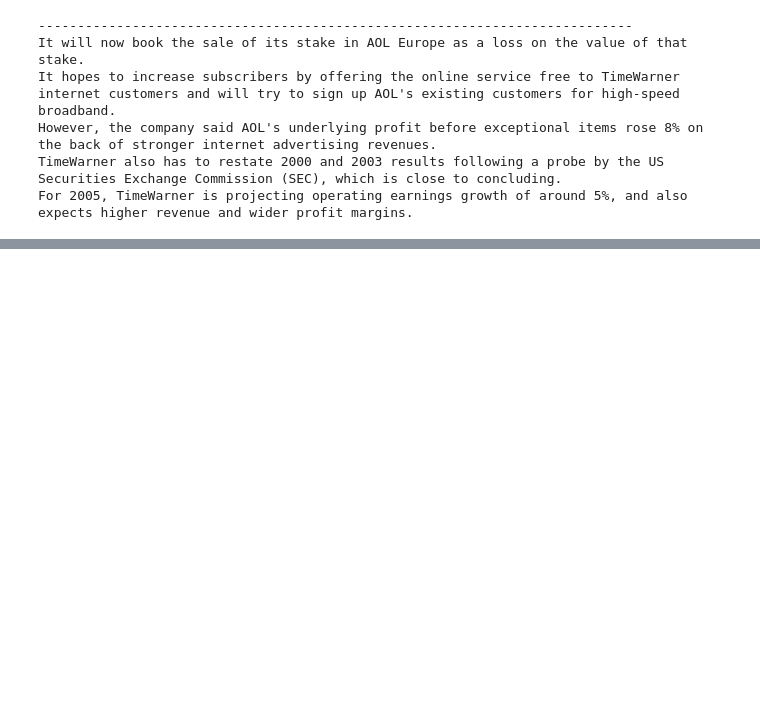
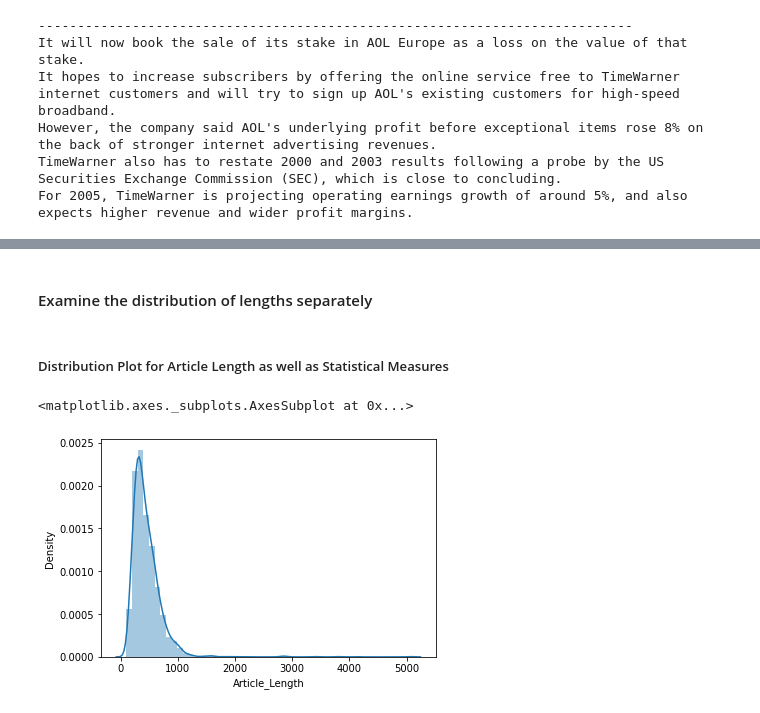
Before and after one commit to SAR2652/News-Text-Summarization, a Jupyter notebook: BBC_News_Text_Summarization.ipynb, the cells around one changed output, grey strips where cells are left out. Drawn from its saved outputs; the diff is of its cells as text; code cells hidden in the pictures; blank space fills up the shorter version.

```diff
--- a/BBC_News_Text_Summarization.ipynb
+++ b/BBC_News_Text_Summarization.ipynb
@@ -148,0 +293,9 @@ For 2005, TimeWarner is projecting operating earnings growth of around 5%, and a
+# %% [markdown]
+#### Examine the distribution of lengths separately
+# %% [markdown]
+##### Distribution Plot for Article Length as well as Statistical Measures
+# %%
+sns.distplot(full_df['Article_Length'])
+# %% [output]
+<matplotlib.axes._subplots.AxesSubplot at 0x...>
+[figure, added]
```
Also changed, not shown: parts of 55 cells of this notebook.
